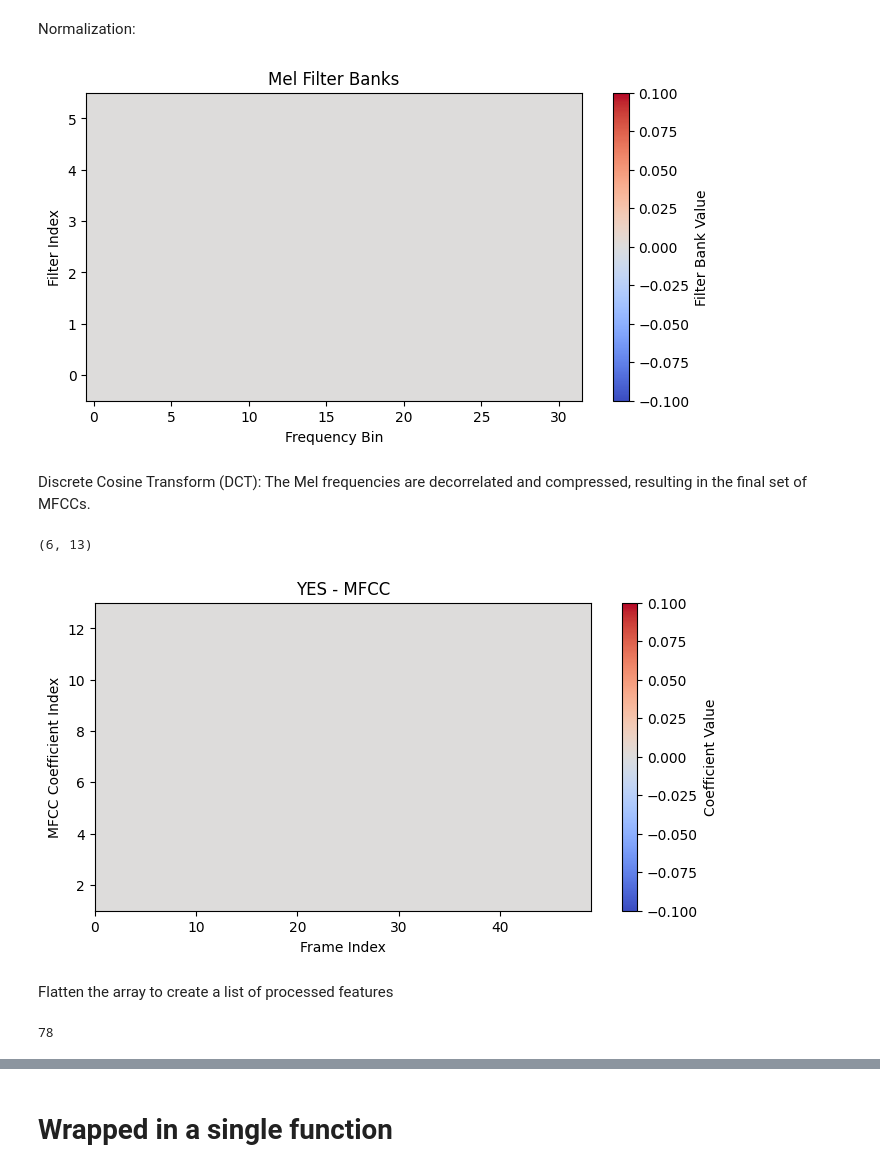
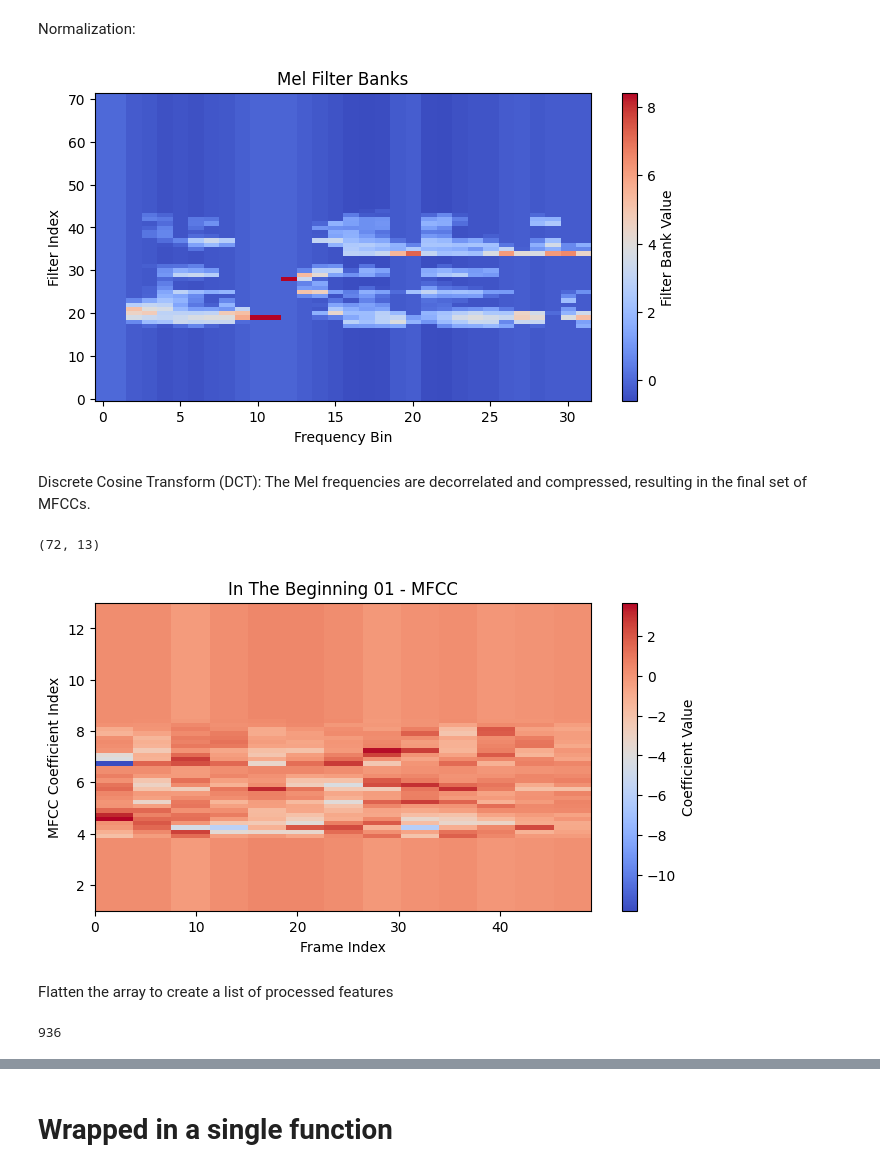
Before and after one commit to PENNET-ZachPennington/opencomponents.io, a Jupyter notebook: 2024_uW_Hackathon_Exploration.ipynb, the cells around one changed output, grey strips where cells are left out. Drawn from its saved outputs; the diff is of its cells as text; code cells hidden in the pictures.

```diff
--- a/2024_uW_Hackathon_Exploration.ipynb
+++ b/2024_uW_Hackathon_Exploration.ipynb
@@ -123,16 +124,16 @@ def calc_plot_mfcc (audio, sample_rate, n_mfcc=13, figsize=(10,5), title=''):
 Analizyng Audio raw sample
 # %%
 # Load audio file
-def load_audio(audioSampleFilePath, sr=64000, duration=0.13):
+def load_audio(audioSampleFilePath): #, sr=64000, duration=0.13):
     assert os.path.isfile(audioSampleFilePath), f"No file at {audioSampleFilePath}"
     print(os.path.getsize(audioSampleFilePath))
-    data, sample_rate = librosa.load(audioSampleFilePath, sr=sr, duration=duration)
+    data, sample_rate = librosa.load(audioSampleFilePath)
     print(data.shape, sample_rate)
     return data, sample_rate
 
 # Audio sample
-audioFilePath_yes = "/content/drive/MyDrive/Colab Notebooks/2024 - unfoldingWord Hackathon/2438^yeslord.mp3"
-yes, sample_rate = load_audio(audioFilePath_yes, sr=64000, duration=0.13)
+audioFilePath_yes = "/content/InTheBeginning01.wav"
+yes, sample_rate = load_audio(audioFilePath_yes)
 
 print(yes.shape, sample_rate)
 # %% [output]
@@ -300,7 +300,7 @@ Mel Filter Banks: The frequency domain is then mapped to the Mel scale, which ap
 
 By setting low_freq_mel to the Mel equivalent of low_freq_cut (for ex. 80 Hz), we ensure that the lowest band edge of your Mel filter bank starts at that freq.
 # %%
-low_freq_cut = 80
+low_freq_cut = -100
 low_freq_mel = 2595 * np.log10(1 + low_freq_cut / 700.0)  # Convert Hz to Mel
 # %%
 # Apply Mel filter banks
@@ -343,7 +343,7 @@ plt.show()
 # %% [markdown]
 Normalization:
 # %%
-noise_floor_dB = 0  # Replace with your specific noise floor level in dB
+noise_floor_dB = -100  # Replace with your specific noise floor level in dB
 
 # Apply the noise floor
 filter_banks = np.where(filter_banks < noise_floor_dB, noise_floor_dB, filter_banks)
@@ -365,7 +365,7 @@ plt.ylabel('Filter Index')
 plt.title('Mel Filter Banks')
 plt.show()
 # %% [output]
-[figure, old version]
+[figure, new version]
 # %% [markdown]
 Discrete Cosine Transform (DCT): The Mel frequencies are decorrelated and compressed, resulting in the final set of MFCCs.
 # %%
@@ -375,21 +375,21 @@ mfcc = dct(filter_banks, type=2, axis=-1, norm='ortho')[:, 1 : (num_ceps + 1)]
 # %%
 mfcc.shape
 # %% [output]
-(6, 13)
+(72, 13)
 # %%
 # Plotting the MFCC
 plt.figure(figsize=(8,4))
 plt.imshow(mfcc, cmap='coolwarm', origin='lower', aspect='auto', extent=[0, 49, 1, 13])
 plt.colorbar(label='Coefficient Value')
 plt.xlabel('Frame Index')
 plt.ylabel('MFCC Coefficient Index')
-plt.title('YES - MFCC')
+plt.title('In The Beginning 01 - MFCC')
 plt.show()
 
 # ZPP: Philip, this plot looks blank when I run it
 # Can you explain what we expect to see?  what does it mean?
 # %% [output]
-[figure, old version]
+[figure, new version]
 # %% [markdown]
 Flatten the array to create a list of processed features
 # %%
@@ -398,7 +398,7 @@ processed_features = np.round(processed_features, 4)
 processed_features = processed_features.tolist()
 len(processed_features)
 # %% [output]
-78
+936
 # %%
 processed_features[:10]
 # %% [output]
```
Also changed, not shown: parts of 18 cells of this notebook.
